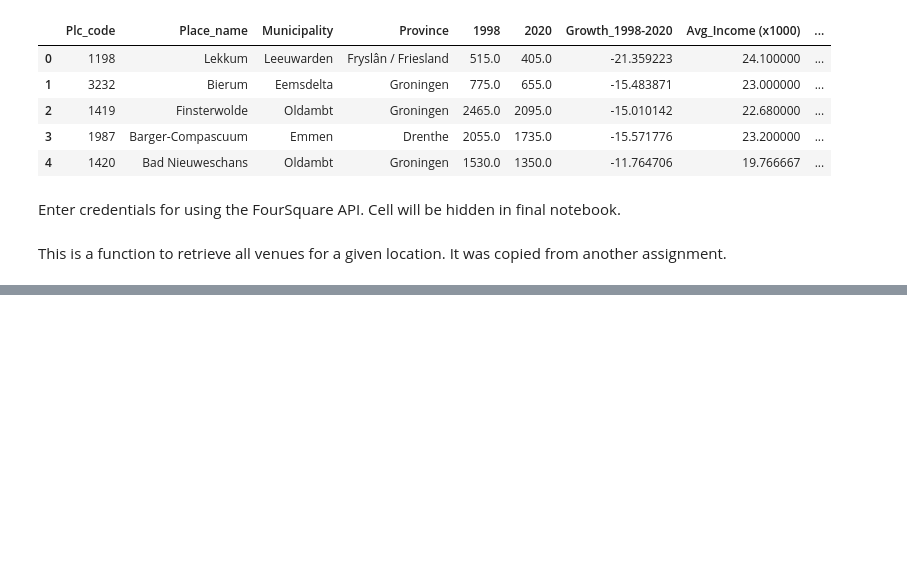
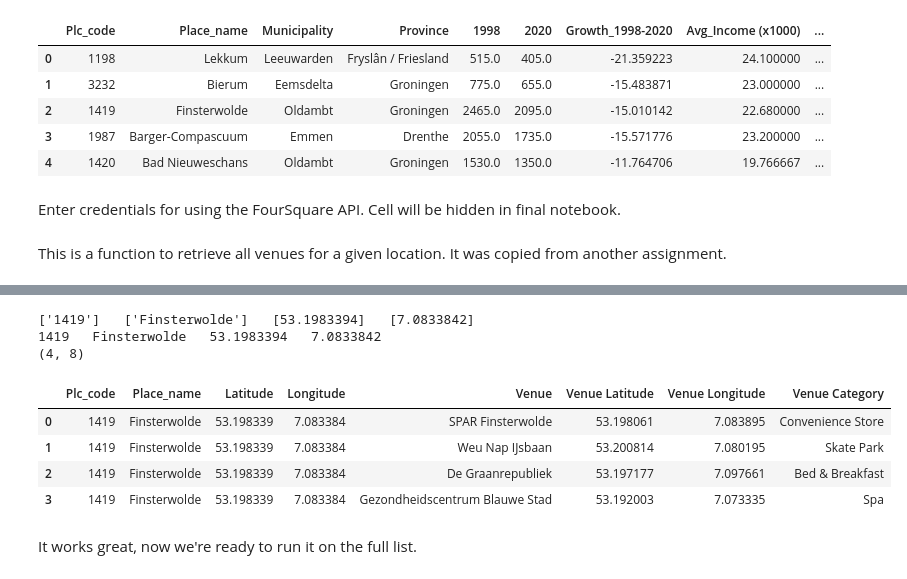
Before and after one commit to LauLau85/Coursera_Capstone, a Jupyter notebook: A Comparison of Rural Towns in the Netherlands.ipynb, the cells around one changed output, grey strips where cells are left out. Saved outputs shown, nothing was run; the diff lists cells and outputs as text; code cells hidden in the pictures; blank space fills up the shorter version.

```diff
--- a/A Comparison of Rural Towns in the Netherlands.ipynb
+++ b/A Comparison of Rural Towns in the Netherlands.ipynb
@@ -2532,0 +2545,22 @@ Lekkum_venues=getNearbyVenues(plc_cd,lati,longi,1000)
+# %%
+#Try with a different sample:
+i=2
+plc_cd = [SRT_df.iloc[i,0]]
+plc_nam = [SRT_df.iloc[i,1]]
+lati = [SRT_df.iloc[i,12]]
+longi = [SRT_df.iloc[i,13]]
+print(plc_cd, ' ', plc_nam, ' ', lati,' ',longi)
+Finsterwolde_venues=getNearbyVenues(plc_cd,plc_nam,lati,longi,1000)
+print(Finsterwolde_venues.shape)
+Finsterwolde_venues
+# %% [output]
+['1419']   ['Finsterwolde']   [53.1983394]   [7.0833842]
+1419   Finsterwolde   53.1983394   7.0833842
+(4, 8)
+|  | Plc_code | Place_name | Latitude | Longitude | Venue | Venue Latitude | Venue Longitude | Venue Category |
+| 0 | 1419 | Finsterwolde | 53.198339 | 7.083384 | SPAR Finsterwolde | 53.198061 | 7.083895 | Convenience Store |
+| 1 | 1419 | Finsterwolde | 53.198339 | 7.083384 | Weu Nap IJsbaan | 53.200814 | 7.080195 | Skate Park |
+| 2 | 1419 | Finsterwolde | 53.198339 | 7.083384 | De Graanrepubliek | 53.197177 | 7.097661 | Bed & Breakfast |
+| 3 | 1419 | Finsterwolde | 53.198339 | 7.083384 | Gezondheidscentrum Blauwe Stad | 53.192003 | 7.073335 | Spa |
+# %% [markdown]
+It works great, now we're ready to run it on the full list.
```
Also changed, not shown: parts of 8 cells of this notebook.
